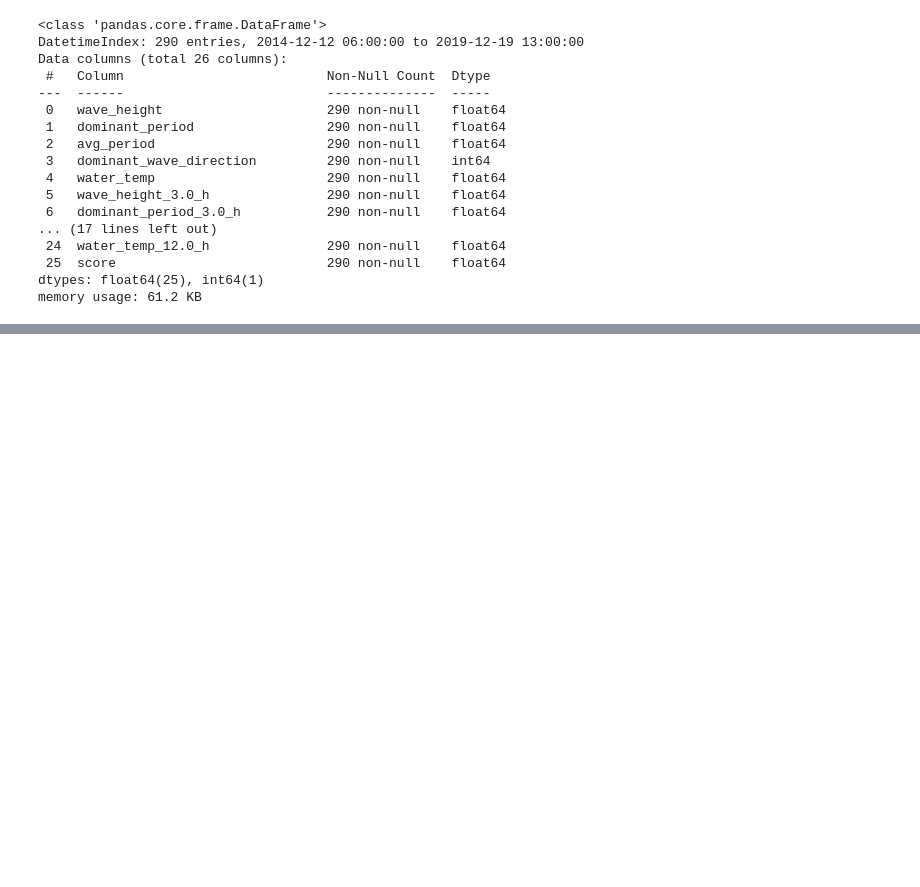
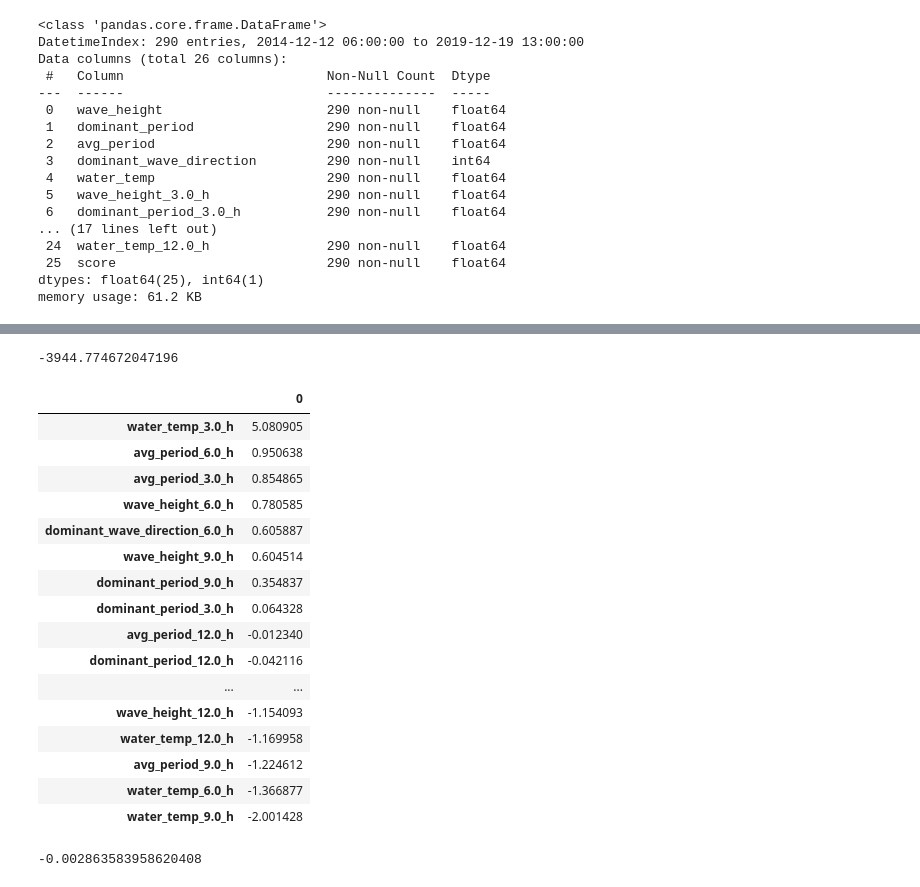
Before and after one commit to pezpet/capstone, a Jupyter notebook: wsl-merge.ipynb, the cells around one changed output, grey strips where cells are left out. Cells and saved outputs as stored; diff of their text form; code cells hidden in the pictures; blank space fills up the shorter version.

```diff
--- a/wsl-merge.ipynb
+++ b/wsl-merge.ipynb
@@ -571,0 +590,50 @@ memory usage: 61.2 KB
+# %%
+X = data.drop(
+    columns=[
+        "wave_height",
+        "dominant_period",
+        "avg_period",
+        "dominant_wave_direction",
+        "water_temp",
+        "score",
+    ]
+)
+y = data['score']
+
+X_train, X_test, y_train, y_test = train_test_split(X, y, random_state=1331)
+
+ss = StandardScaler()
+X_train_sc = ss.fit_transform(X_train)
+X_test_sc = ss.fit_transform(X_test)
+
+linreg = LinearRegression()
+linreg.fit(X_train_sc, y_train)
+print(linreg.score(X_test, y_test))
+# %% [output]
+-3944.774672047196
+# %%
+pd.DataFrame(linreg.coef_, X.columns).sort_values(by=0, ascending=False)
+# %% [output]
+|  | 0 |
+| water_temp_3.0_h | 5.080905 |
+| avg_period_6.0_h | 0.950638 |
+| avg_period_3.0_h | 0.854865 |
+| wave_height_6.0_h | 0.780585 |
+| dominant_wave_direction_6.0_h | 0.605887 |
+| wave_height_9.0_h | 0.604514 |
+| dominant_period_9.0_h | 0.354837 |
+| dominant_period_3.0_h | 0.064328 |
+| avg_period_12.0_h | -0.012340 |
+| dominant_period_12.0_h | -0.042116 |
+| ... | ... |
+| wave_height_12.0_h | -1.154093 |
+| water_temp_12.0_h | -1.169958 |
+| avg_period_9.0_h | -1.224612 |
+| water_temp_6.0_h | -1.366877 |
+| water_temp_9.0_h | -2.001428 |
+# %%
+lasso = Lasso()
+lasso.fit(X_train_sc, y_train)
+print(lasso.score(X_test, y_test))
+# %% [output]
+-0.002863583958620408
```
Also changed, not shown: parts of 5 cells of this notebook, 2 other files.
